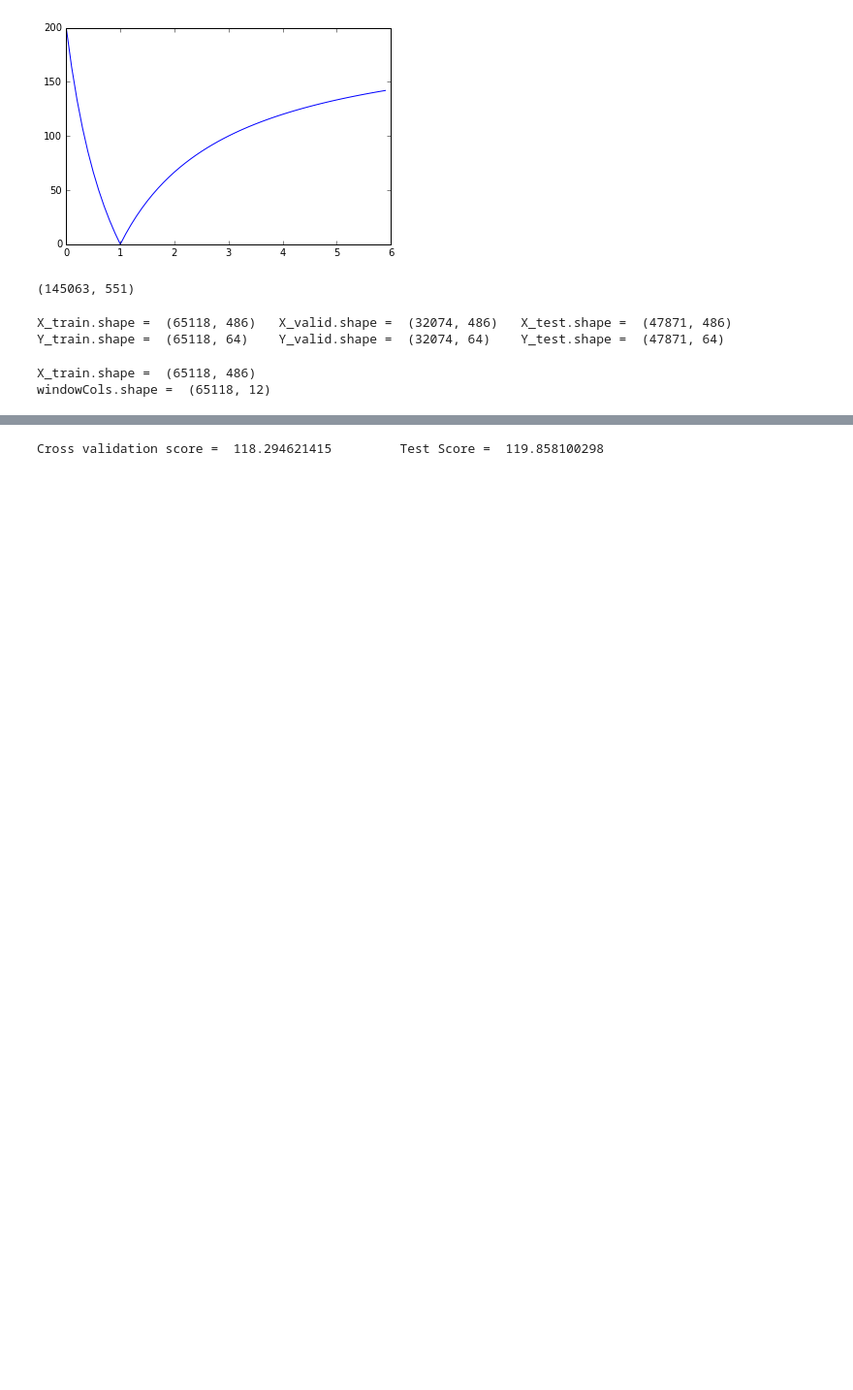
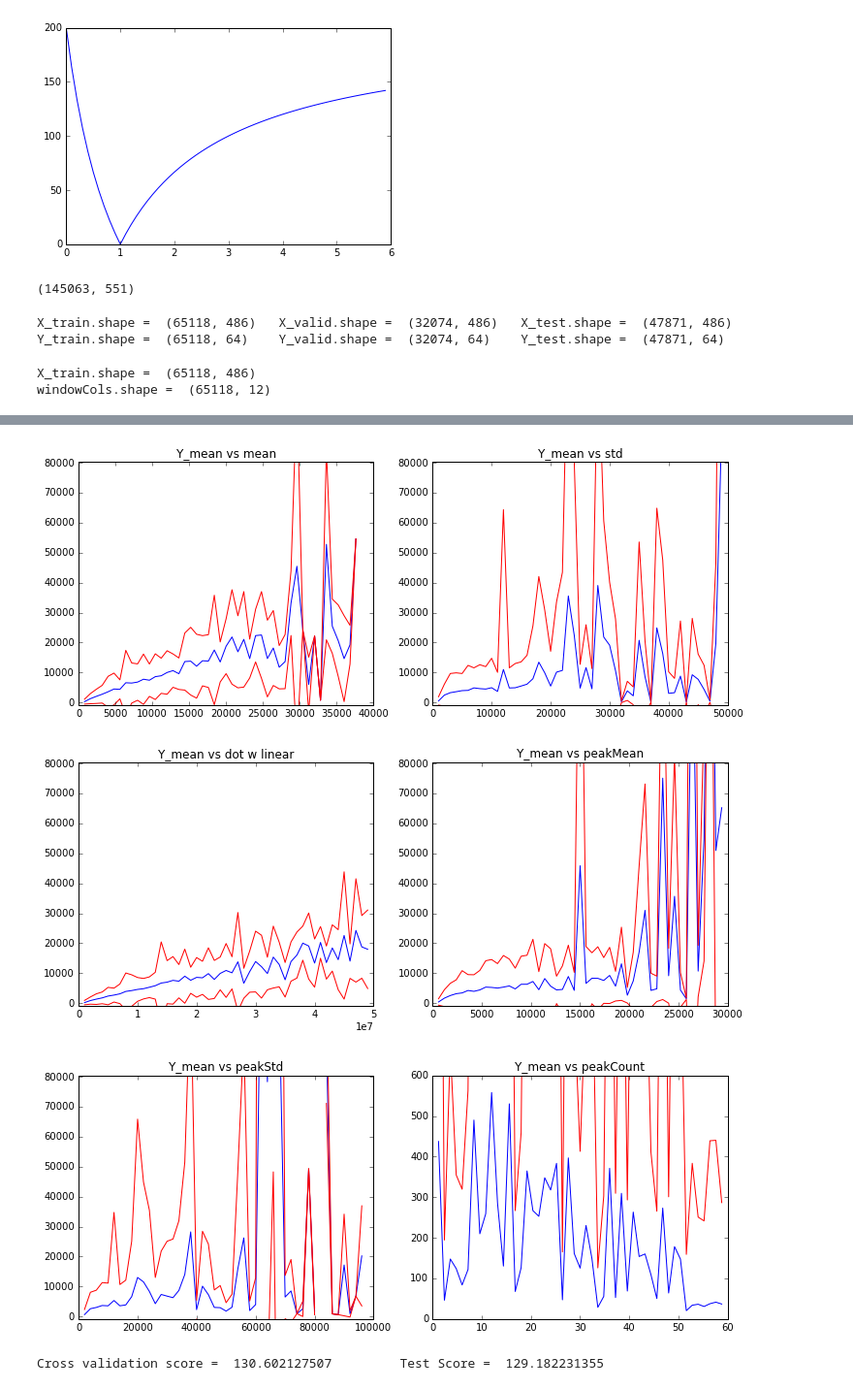
Before and after one commit to MatthewMcGonagle/KaggleWikiTraffic, a Jupyter notebook: WindowPeaks.ipynb, the cells around one changed output, grey strips where cells are left out. Shown: that part at 97% size. Saved outputs shown, nothing was run; the diff lists cells and outputs as text; code cells hidden in the pictures; blank space fills up the shorter version.

```diff
--- a/WindowPeaks.ipynb
+++ b/WindowPeaks.ipynb
@@ -109,9 +143,52 @@ windowCols.shape =  (65118, 12)
+# %%
+# Let's look at graphs of average future values vs various statistics above.
+
+Y_mean = np.mean(Y_train, axis = 1, keepdims = True)
+names = np.array(['mean', 'std', 'dot w linear', 'peakMean', 'peakStd', 'peakCount'])
+xlims = np.array([[0, 4e4], [0, 5e4], [0, 5e7], [0, 3e4], [0, 1e5], [0, 60]])
+ylims = np.array([[-1e4, 1e5], [-1e4, 5e4], [-1e5, 1e5], [-1e4, 5e4], [-1e4, 5e4], [-1e4,1e5]])
+ylims = np.array([np.mean(Y_mean) - 0.1 * np.std(Y_mean), np.mean(Y_mean) + 4*np.std(Y_mean)])
+nFeatures = len(names)
+
+names = names.reshape(3,2)
+xlims = xlims.reshape(3,2,2)
+indices = np.arange(nFeatures).reshape(names.shape)
+
+h, w = names.shape
+for i in range(h):
+
+    plt.figure(figsize = (12, 4.5))
+
+    for j in range(w):
+        feature = windowCols[:, indices[i][j]].reshape(-1, 1)
+        bins = np.arange(xlims[i][j][0], xlims[i][j][1], (xlims[i][j][1] - xlims[i][j][0]) / 50)
+        binIndices = np.digitize(feature, bins)
+        binMeans = np.array([Y_mean[binIndices == i].mean() for i in range(len(bins))])
+        binStds = np.array([Y_mean[binIndices == i].std() for i in range(len(bins))])
+
+        plt.subplot('1' + str(w) + str(j+1))
+        plt.plot(bins, binMeans)
+        plt.plot(bins, binMeans + binStds, color = 'red')
+        plt.plot(bins, binMeans - binStds, color = 'red')
+        plt.title('Y_mean vs ' + names[i][j])
+        ax = plt.gca()
+        ax.set_xlim(xlims[i][j])
+        if i == h-1 and j==w-1:
+            ylims = [0, 6e2]
+        ax.set_ylim(ylims)
+
+    plt.show()
+# %% [output]
+[figure, added]
+[figure, added]
+[figure, added]
 # %%
 # Try a simple linear Regression.
 
-model = Pipeline([ ('windows', FunctionTransformer(window_features)),
-                   ('poly', PolynomialFeatures(2)),
-                   ('linear', LinearRegression()) ])
+linear = LinearRegression()
+featuresTr = FunctionTransformer(window_features)
+model = Pipeline([ ('windows', featuresTr),
+                   ('linear', linear) ])
 score = -cross_val_score(model, X_trainvalid, Y_trainvalid, scoring = smape_scorer)
 score = np.mean(score)
 model.fit(X_trainvalid, Y_trainvalid)
@@ -119,4 +196,4 @@ Y_predict = model.predict(X_test)
 test_score = smape(Y_predict, Y_test)
 print('Cross validation score = ', score, '\tTest Score = ', test_score)
 # %% [output]
-Cross validation score =  118.294621415         Test Score =  119.858100298
+Cross validation score =  130.602127507         Test Score =  129.182231355
```
Also changed, not shown: parts of 4 cells of this notebook.
